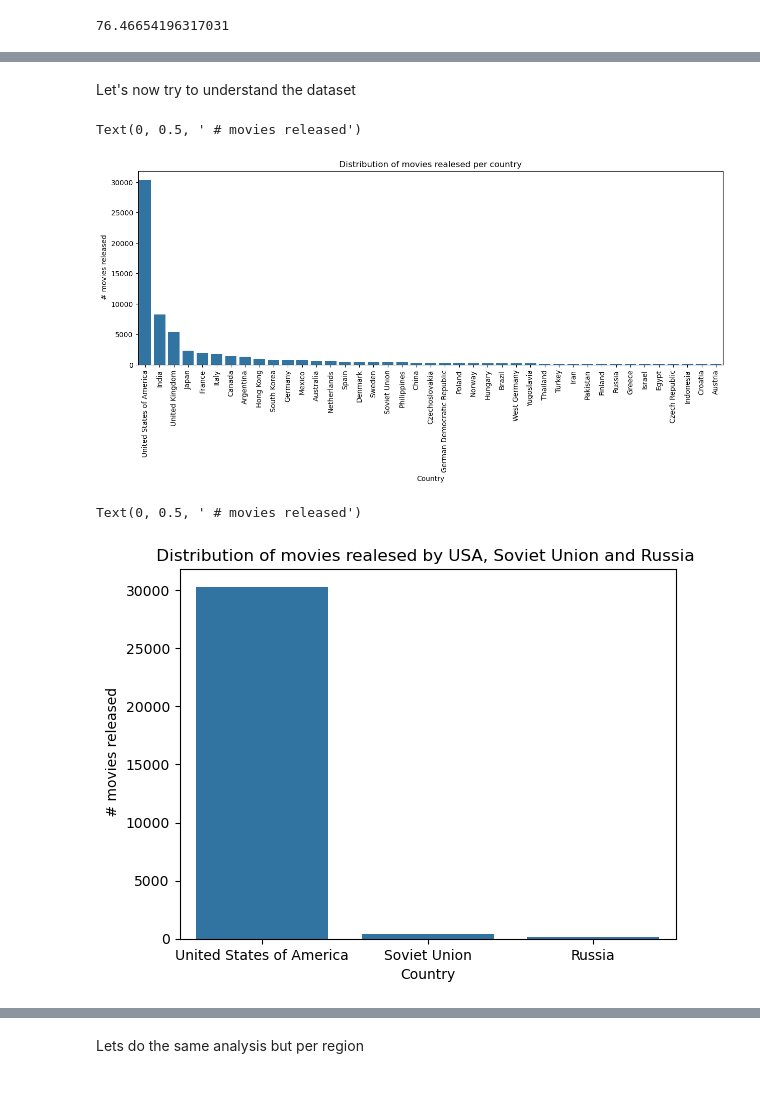
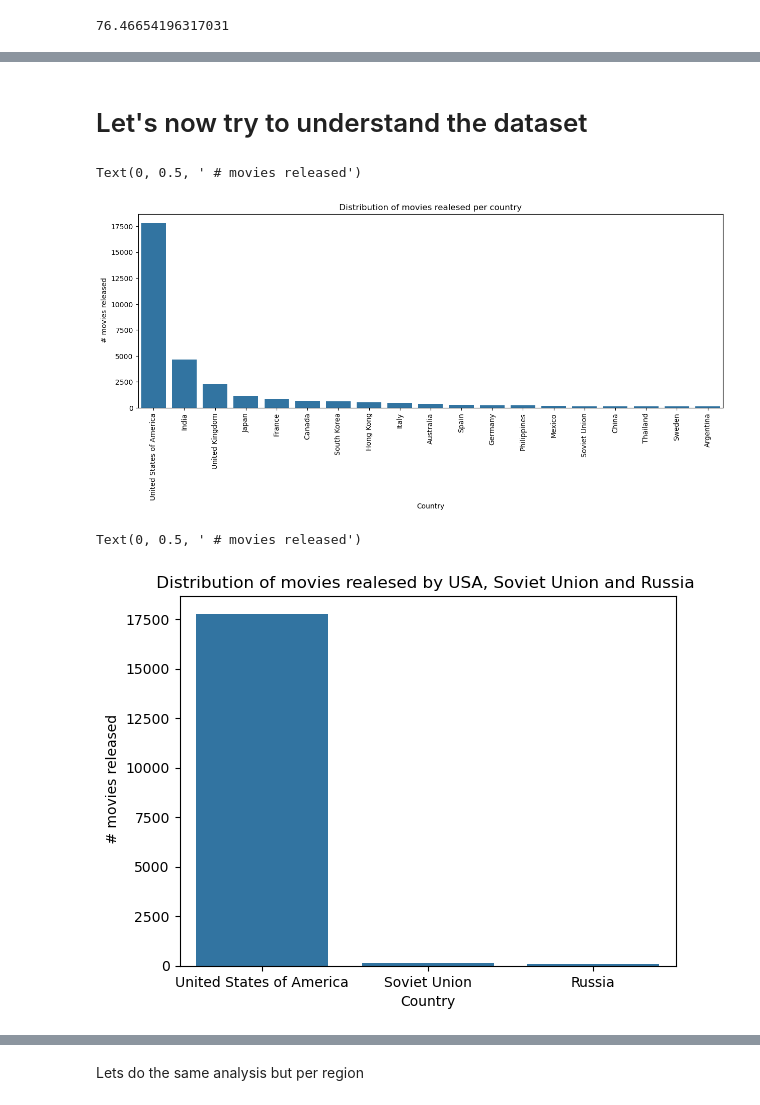
Before and after one commit to epfl-ada/ada-2024-project-spaghettisolution, a Jupyter notebook: src/data/data_wrangling.ipynb, the cells around one changed output, grey strips where cells are left out. Cells and saved outputs as stored; diff of their text form; code cells hidden in the pictures.

Commit message:
data handling

```diff
--- a/src/data/data_wrangling.ipynb
+++ b/src/data/data_wrangling.ipynb
@@ -14,10 +14,12 @@ import seaborn as sns
 raw_data_folder = '../../data/raw_data/'
 characters_header_name = ['movie_wiki_id','freebase_movie_id','movie_release_date', 'character_name', 'birth', 'gender', 'height', 'ethnicity', 'name', 'release_age', 'freebase_character_map_id', 'freebase_character_id', 'freebase_actor_id']
 movies_header_name = ['wiki_id', 'freebase_id', 'name', 'release_date', 'revenue', 'runtime', 'languages', 'country', 'genres']
+plots_header_name =['wiki_id', 'plot']
 
 
 characters_df = pd.read_csv( raw_data_folder + 'character.metadata.tsv', sep = '\t', names = characters_header_name)
 movies_df = pd.read_csv( raw_data_folder + 'movie.metadata.tsv', sep = '\t', names= movies_header_name, index_col= 'wiki_id' )
+plots_df = pd.read_csv(raw_data_folder + 'plot_summaries.txt', sep= '\t', names = plots_header_name, index_col= 'wiki_id' )
 
 characters_df.head(5)
 # %% [output]
@@ -83,6 +91,8 @@ movies_clean_df['genres'] = movies_clean_df['genres'].str.replace('}', '', regex
 #remove Language in languages columns
 movies_clean_df['languages'] = movies_clean_df['languages'].str.replace('Language', '', regex= False, case = False)
 
+#merge movies_df and plots_df
+movies_clean_df =movies_clean_df.merge(plots_df, on = 'wiki_id', how= 'outer') #from 81741 to 81840
 
 #save only th the year in released date column and convert it to int object
 movies_clean_df['release_date'] = movies_clean_df['release_date'].str.replace('-.*', '', regex= True)
@@ -141,7 +160,7 @@ characters_clean_df.head()
 movies_clean_df.to_csv('../../data/cleaned_data/movies_data.csv')
 characters_clean_df.to_csv('../../data/cleaned_data/characters_data.csv')
 # %% [markdown]
-Let's now try to understand the dataset
+# Let's now try to understand the dataset
 # %%
 #idee de plot
 #distribution film par annee et par pays
@@ -150,37 +169,39 @@ Let's now try to understand the dataset
 #distribution film par année et par region
 #distribution film avec le premier genre
 # %%
+#if we focus only on movies that have a plot
+movies_clean_df.dropna(subset= ['plot'], inplace= True) #42303
+
+
 #distribution of number of film realized by country
 #first we focus on film realized by one unique country and not collaborate with other
-
 dist_per_country1_df = movies_clean_df.copy(deep= True)
 
-#first drop row which containts None
-
+#drop row which containts None
 #dist_per_country1_df.isna().sum()  # =8154
 #dist_per_country1_df.shape[0] #81741
 dist_per_country1_df.dropna(subset = ['country'], inplace=True)
 
 # now remove all film that come from a collaboration (i.e contain "," )
 dist_per_country1_df = dist_per_country1_df[~ dist_per_country1_df['country'].str.contains(',', regex= False).values]
 
 # get nbr movies released by each country
 freq_per_country1_df = dist_per_country1_df['country'].value_counts()
 
 
 #do a cut off
 freq_per_country1_df = freq_per_country1_df[freq_per_country1_df.values> 100]
 
 #plot result
 plt.figure(figsize=(15, 5))
 sns.barplot(x= freq_per_country1_df.index, y= freq_per_country1_df.values)
 plt.xticks(rotation = 90)
 plt.title(" Distribution of movies realesed per country ")
 plt.xlabel("Country")
 plt.ylabel(" # movies released")
 # %% [output]
 Text(0, 0.5, ' # movies released')
-[figure, old version]
+[figure, new version]
 # %%
 # lets focus on USA, Soviet Union and Russia
 
@@ -194,7 +215,7 @@ plt.xlabel("Country")
 plt.ylabel(" # movies released")
 # %% [output]
 Text(0, 0.5, ' # movies released')
-[figure, old version]
+[figure, new version]
 # %%
 # lets go deeper in analysis by including time
 
```
Also changed, not shown: parts of 17 cells of this notebook.
